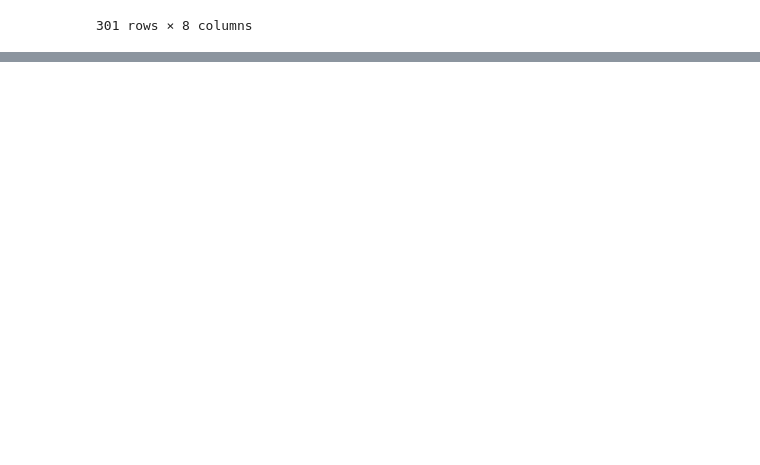
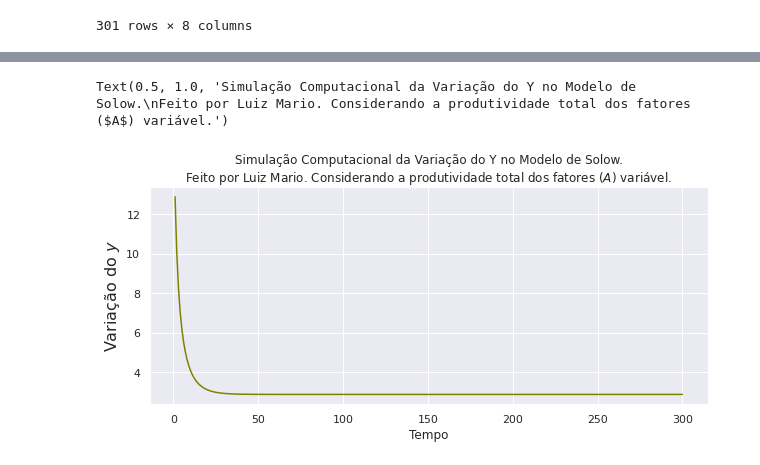
Before and after one commit to luizmarioags/Teoria-do-Desenvolvimento-Economico-, a Jupyter notebook: Modelo_de_Solow_Simulação.ipynb, the cells around one changed output, grey strips where cells are left out. Saved outputs shown, nothing was run; the diff lists cells and outputs as text; code cells hidden in the pictures; blank space fills up the shorter version.

```diff
--- a/Modelo_de_Solow_Simulação.ipynb
+++ b/Modelo_de_Solow_Simulação.ipynb
@@ -1650,0 +1741,11 @@ Text(0.5, 1.0, 'Simulação Computacional da Variação do Y no Modelo de Solow.
+# %%
+# Criando o dataframe com um dicionário para as colunas já definidas
+data_modelo_Solow_A_Variando = pd.DataFrame(index = Tempo)
+data_modelo_Solow_A_Variando["Tempo"] = pd.Series(Tempo)
+data_modelo_Solow_A_Variando["k"] = pd.Series(k)
+data_modelo_Solow_A_Variando["y"] = pd.Series(y)
+data_modelo_Solow_A_Variando["C"] = pd.Series(C)
+data_modelo_Solow_A_Variando["S"] = pd.Series(S)
+data_modelo_Solow_A_Variando["Taxa de Variação do K"] = pd.Series(Variacao_k)
+data_modelo_Solow_A_Variando["A"] = pd.Series(A)
+data_modelo_Solow_A_Variando
@@ -1650,0 +1766,4 @@ Text(0.5, 1.0, 'Simulação Computacional da Variação do Y no Modelo de Solow.
+# %%
+# Definindo o PIB per Capita no Ano Corrente
+y_Ano_Corrente_A_Variando = data_modelo_Solow_A_Variando['y']
+y_Ano_Corrente_A_Variando
@@ -1650,0 +1783,4 @@ Text(0.5, 1.0, 'Simulação Computacional da Variação do Y no Modelo de Solow.
+# %%
+# Definindo o PIB per Capita no Ano Base - Coreia do Sul
+y_Ano_Base_A_Variando = y_Ano_Corrente_A_Variando.shift(1)
+y_Ano_Base_A_Variando
@@ -1650,0 +1800,4 @@ Text(0.5, 1.0, 'Simulação Computacional da Variação do Y no Modelo de Solow.
+# %%
+# Calculando a variação percentual
+data_modelo_Solow_A_Variando["Variação do y"] = ((y_Ano_Corrente_A_Variando/y_Ano_Base_A_Variando) - 1)*100
+data_modelo_Solow_A_Variando
@@ -1650,0 +1818,11 @@ Text(0.5, 1.0, 'Simulação Computacional da Variação do Y no Modelo de Solow.
+# %%
+# Gráfico
+sns.set()
+sns.set(rc={"figure.figsize":(10, 4)})
+sns.lineplot(data = data_modelo_Solow_A_Variando, x = 'Tempo', y = 'Variação do y', color = 'olive')
+plt.xlabel('Tempo', fontsize=12)
+plt.ylabel('Variação do $y$', fontsize=16)
+plt.title('Simulação Computacional da Variação do Y no Modelo de Solow.\nFeito por Luiz Mario. Considerando a produtividade total dos fatores ($A$) variável.', loc='center')
+# %% [output]
+Text(0.5, 1.0, 'Simulação Computacional da Variação do Y no Modelo de Solow.\nFeito por Luiz Mario. Considerando a produtividade total dos fatores ($A$) variável.')
+[figure, added]
```
Also changed, not shown: parts of 14 cells of this notebook.
